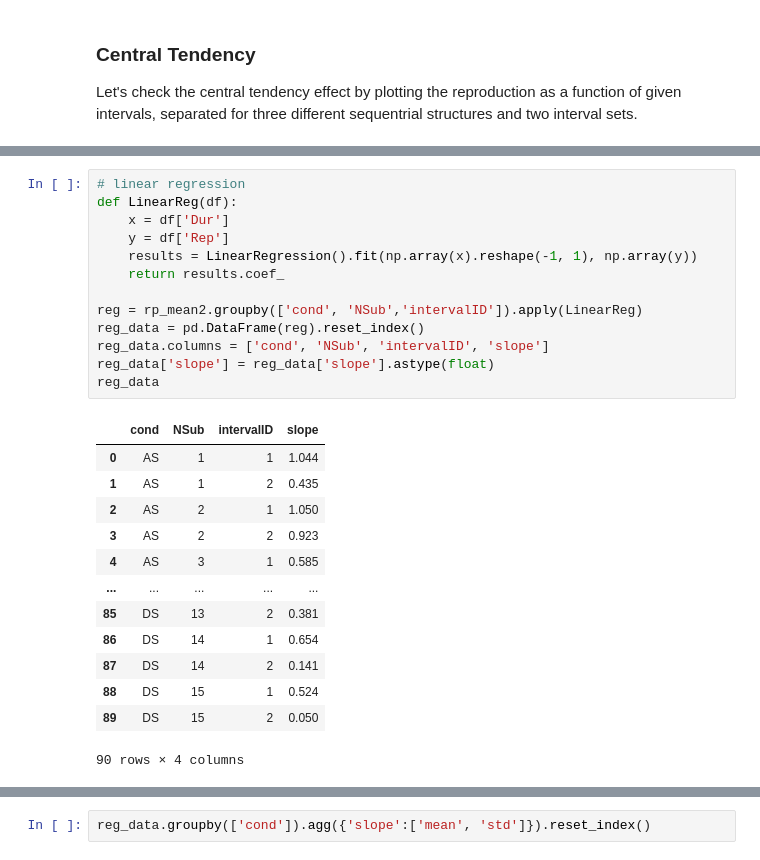
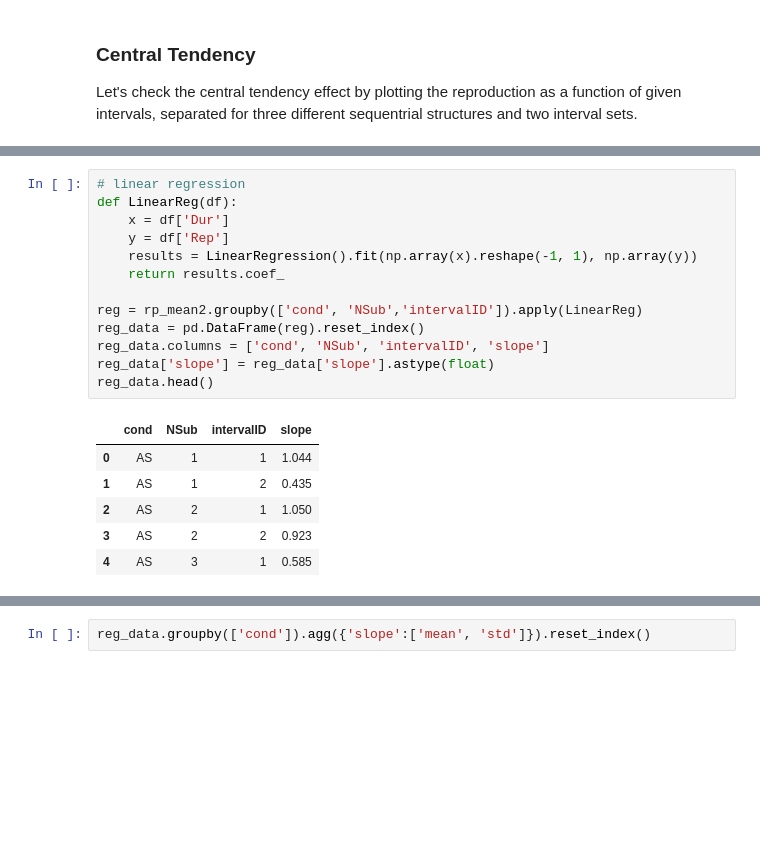
Before and after one commit to msenselab/temporal_patterns, a Jupyter notebook: TP_modeling.ipynb, the cells around one changed output, grey strips where cells are left out. Cells and saved outputs as stored; diff of their text form; blank space fills up the shorter version.

```diff
--- a/TP_modeling.ipynb
+++ b/TP_modeling.ipynb
@@ -115,28 +117,21 @@ plt.savefig(path + "/figures/figure2.png",dpi=300)
 # %%
 # linear regression
 def LinearReg(df):
     x = df['Dur']
     y = df['Rep']
     results = LinearRegression().fit(np.array(x).reshape(-1, 1), np.array(y))
     return results.coef_
 
 reg = rp_mean2.groupby(['cond', 'NSub','intervalID']).apply(LinearReg)
 reg_data = pd.DataFrame(reg).reset_index()
 reg_data.columns = ['cond', 'NSub', 'intervalID', 'slope']
 reg_data['slope'] = reg_data['slope'].astype(float)
-reg_data
+reg_data.head()
 # %% [output]
 |  | cond | NSub | intervalID | slope |
 | 0 | AS | 1 | 1 | 1.044 |
 | 1 | AS | 1 | 2 | 0.435 |
 | 2 | AS | 2 | 1 | 1.050 |
 | 3 | AS | 2 | 2 | 0.923 |
 | 4 | AS | 3 | 1 | 0.585 |
-| ... | ... | ... | ... | ... |
-| 85 | DS | 13 | 2 | 0.381 |
-| 86 | DS | 14 | 1 | 0.654 |
-| 87 | DS | 14 | 2 | 0.141 |
-| 88 | DS | 15 | 1 | 0.524 |
-| 89 | DS | 15 | 2 | 0.050 |
-90 rows × 4 columns
 # %%
```
Also changed, not shown: parts of 38 cells of this notebook, 6 other files.
